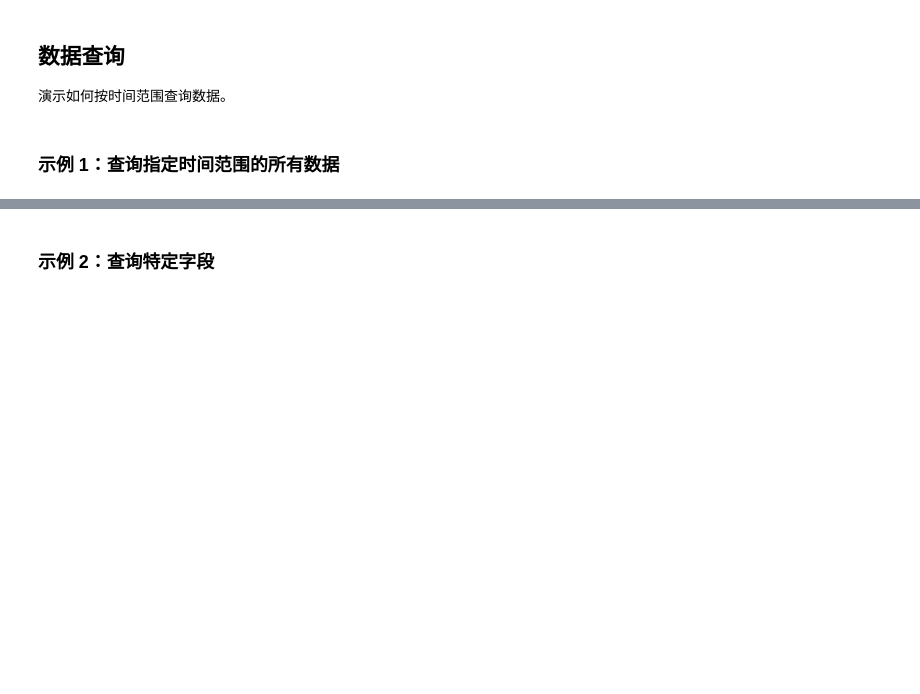
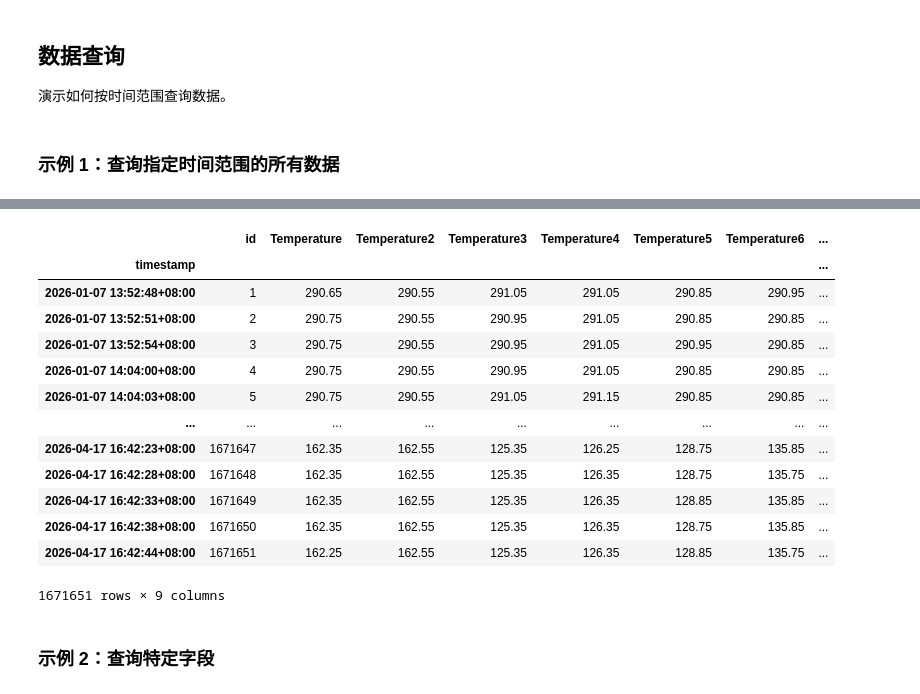
Before and after one commit to SnowingWolf/SC_Manager, a Jupyter notebook: tutorial_slowcontrol.ipynb, the cells around one changed output, grey strips where cells are left out. Saved outputs shown, nothing was run; the diff lists cells and outputs as text; code cells hidden in the pictures; blank space fills up the shorter version.

Commit message:
fix(tutorial): repair slowcontrol notebook API usage and robustness

```diff
--- a/tutorial_slowcontrol.ipynb
+++ b/tutorial_slowcontrol.ipynb
@@ -34,6 +38,6 @@ print("导入成功！")
 # %%
 # 创建数据库连接
 # 注意：请根据实际情况修改连接参数
-reader = SCReader(host="10.11.50.84", user="read", password="111111", database="slowcontroldata", port=3306)
+reader = SCReader(host="10.18.154.24", user="read", password="111111", database="slowcontroldata", port=3306)
 
 print("数据库连接成功！")
@@ -148,18 +263,33 @@ tables
 # %%
 # 查询数据（使用实际的时间范围）
-# time_range 变量在 cell-12 中已获取
+# time_range 变量在 cell-14 中已获取
 start_time = str(time_range["min_time"])
 end_time = str(time_range["max_time"])
 
-data = reader.query_df(table_name=tables[-2], start_time=start_time, end_time=end_time)
+data = reader.query_df(table_name=table_name, start_time=start_time, end_time=end_time)
 
 data
 # print(f"查询时间范围: {start_time} 到 {end_time}")
 # print(f"查询到 {len(data)} 条数据")
-# print(f"\n数据基本信息：")
+# print("数据基本信息：")
 # print(data.info())
-# print(f"\n数据统计摘要：")
+# print("数据统计摘要：")
 # display(data.describe())
+# %% [output]
+|  | id | Temperature | Temperature2 | Temperature3 | Temperature4 | Temperature5 | Temperature6 | ... |
+| timestamp |  |  |  |  |  |  |  | ... |
+| 2026-01-07 13:52:48+08:00 | 1 | 290.65 | 290.55 | 291.05 | 291.05 | 290.85 | 290.95 | ... |
+| 2026-01-07 13:52:51+08:00 | 2 | 290.75 | 290.55 | 290.95 | 291.05 | 290.85 | 290.85 | ... |
+| 2026-01-07 13:52:54+08:00 | 3 | 290.75 | 290.55 | 290.95 | 291.05 | 290.95 | 290.85 | ... |
+| 2026-01-07 14:04:00+08:00 | 4 | 290.75 | 290.55 | 290.95 | 291.05 | 290.85 | 290.85 | ... |
+| 2026-01-07 14:04:03+08:00 | 5 | 290.75 | 290.55 | 291.05 | 291.15 | 290.85 | 290.85 | ... |
+| ... | ... | ... | ... | ... | ... | ... | ... | ... |
+| 2026-04-17 16:42:23+08:00 | 1671647 | 162.35 | 162.55 | 125.35 | 126.25 | 128.75 | 135.85 | ... |
+| 2026-04-17 16:42:28+08:00 | 1671648 | 162.35 | 162.55 | 125.35 | 126.35 | 128.75 | 135.75 | ... |
+| 2026-04-17 16:42:33+08:00 | 1671649 | 162.35 | 162.55 | 125.35 | 126.35 | 128.85 | 135.85 | ... |
+| 2026-04-17 16:42:38+08:00 | 1671650 | 162.35 | 162.55 | 125.35 | 126.35 | 128.75 | 135.85 | ... |
+| 2026-04-17 16:42:44+08:00 | 1671651 | 162.25 | 162.55 | 125.35 | 126.35 | 128.85 | 135.75 | ... |
+1671651 rows × 9 columns
 # %% [markdown]
 ### 示例 2：查询特定字段
 # %%
```
Also changed, not shown: parts of 20 cells of this notebook.
